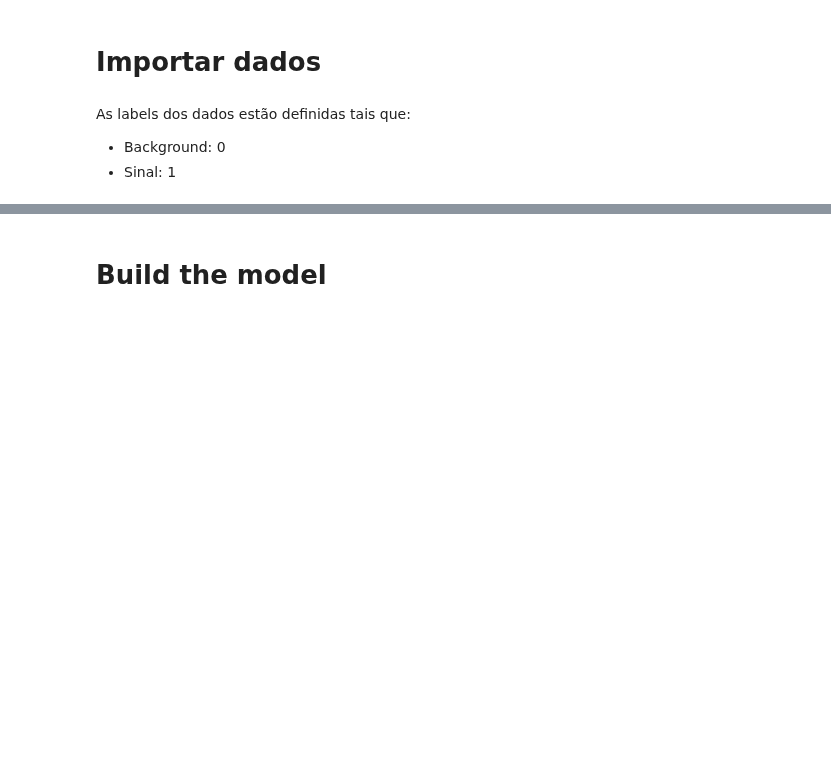
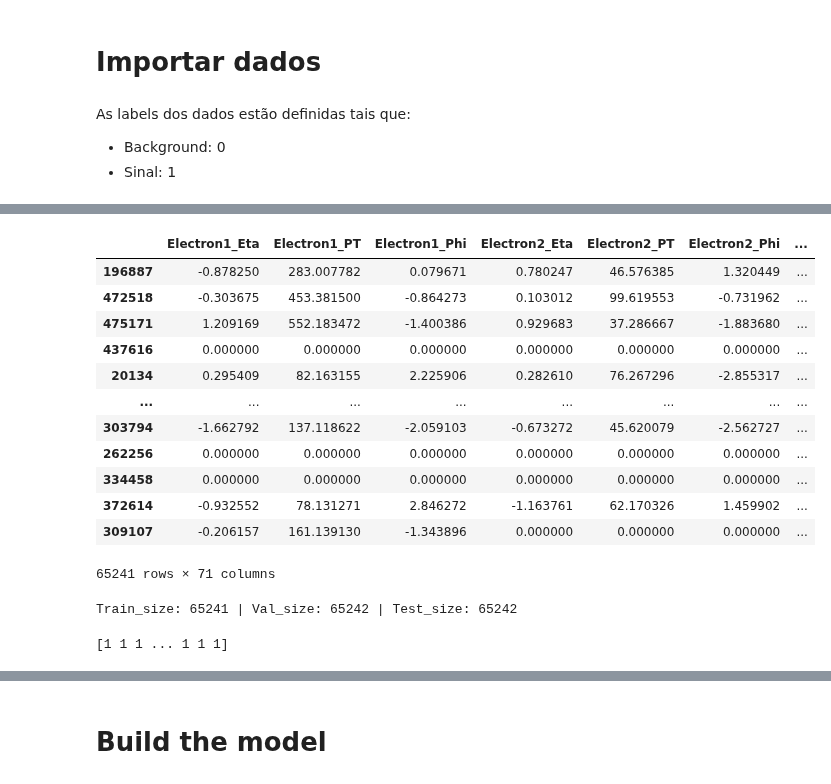
Before and after one commit to GilbertoCunha/LHC-VLQ-Classifier, a Jupyter notebook: Bkgd-Signal-Classifier/Classifier.ipynb, the cells around one changed output, grey strips where cells are left out. Cells and saved outputs as stored; diff of their text form; code cells hidden in the pictures; blank space fills up the shorter version.

```diff
--- a/Bkgd-Signal-Classifier/Classifier.ipynb
+++ b/Bkgd-Signal-Classifier/Classifier.ipynb
@@ -62,0 +33,23 @@ train_weights shape: (156580,) | test_weights shape: (39145,)
+# %%
+# Split data into training and testing
+index_train, index_tests = train_test_split(data.index, test_size=2/3, random_state=42)
+index_val, index_test = train_test_split(index_tests, test_size=0.5, random_state=40)
+data.loc[index_train]
+# %% [output]
+|  | Electron1_Eta | Electron1_PT | Electron1_Phi | Electron2_Eta | Electron2_PT | Electron2_Phi | ... |
+| 196887 | -0.878250 | 283.007782 | 0.079671 | 0.780247 | 46.576385 | 1.320449 | ... |
+| 472518 | -0.303675 | 453.381500 | -0.864273 | 0.103012 | 99.619553 | -0.731962 | ... |
+| 475171 | 1.209169 | 552.183472 | -1.400386 | 0.929683 | 37.286667 | -1.883680 | ... |
+| 437616 | 0.000000 | 0.000000 | 0.000000 | 0.000000 | 0.000000 | 0.000000 | ... |
+| 20134 | 0.295409 | 82.163155 | 2.225906 | 0.282610 | 76.267296 | -2.855317 | ... |
+| ... | ... | ... | ... | ... | ... | ... | ... |
+| 303794 | -1.662792 | 137.118622 | -2.059103 | -0.673272 | 45.620079 | -2.562727 | ... |
+| 262256 | 0.000000 | 0.000000 | 0.000000 | 0.000000 | 0.000000 | 0.000000 | ... |
+| 334458 | 0.000000 | 0.000000 | 0.000000 | 0.000000 | 0.000000 | 0.000000 | ... |
+| 372614 | -0.932552 | 78.131271 | 2.846272 | -1.163761 | 62.170326 | 1.459902 | ... |
+| 309107 | -0.206157 | 161.139130 | -1.343896 | 0.000000 | 0.000000 | 0.000000 | ... |
+65241 rows × 71 columns
+# %%
+print(f"Train_size: {len(index_train)} | Val_size: {len(index_val)} | Test_size: {len(index_test)}")
+# %% [output]
+Train_size: 65241 | Val_size: 65242 | Test_size: 65242
@@ -62,0 +79,4 @@ train_weights shape: (156580,) | test_weights shape: (39145,)
+# %%
+print(y_train)
+# %% [output]
+[1 1 1 ... 1 1 1]
```
Also changed, not shown: parts of 11 cells of this notebook, 1 other file.
